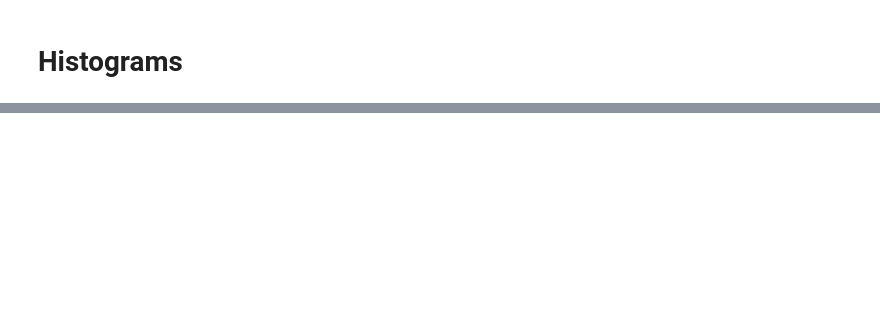
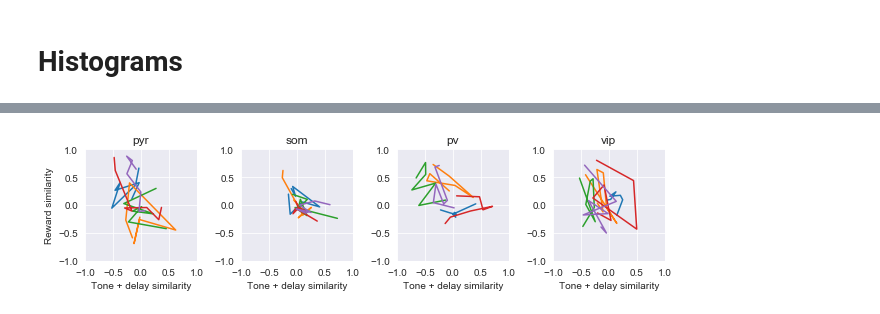
Before and after one commit to nauralcodinglab/interneuron-reward, a Jupyter notebook: notebooks/evolving_trial_structure_projections.ipynb, the cells around one changed output, grey strips where cells are left out. Saved outputs shown, nothing was run; the diff lists cells and outputs as text; code cells hidden in the pictures; blank space fills up the shorter version.

```diff
--- a/notebooks/evolving_trial_structure_projections.ipynb
+++ b/notebooks/evolving_trial_structure_projections.ipynb
@@ -663,0 +505,42 @@ for day in [min(cond.DAYS), max(cond.DAYS)]:
+# %%
+def mask(first_day, days):
+    mask = (
+        (grand_fluo.get_meta_attr('first_day').apply(hash) == first_day)
+        & np.isin(grand_fluo.get_meta_attr('day').apply(hash), days)
+    )
+    return mask
+# %%
+pivoted = (
+    df
+    .loc[mask(min(cond.DAYS), cond.DAYS), :]
+    .pivot(index='cell_uid', columns='day', values=['reward', 'tone + delay', 'cell_type'])
+)
+# %%
+plt.figure(figsize=(9, 3))
+
+for i, cell_type in enumerate(cond.CellType):
+
+    tmp = pivoted.loc[pivoted['cell_type'][cond.Day(1)] == cell_type, ['reward', 'tone + delay']]
+    probs = np.linalg.norm(
+        np.array([tmp['reward'][cond.Day(7)], tmp['tone + delay'][cond.Day(7)]]).astype(np.float64),
+        axis=0
+    )
+    rows = np.random.choice(np.arange(tmp.shape[0]), size=5, replace=False, p=np.nan_to_num(probs) / np.nansum(probs))
+
+    plt.subplot(1, len(cond.CellType), i+1)
+    plt.title(cell_type)
+    plt.gca().set_aspect(1)
+
+    plt.plot(tmp['tone + delay'].iloc[rows, :].to_numpy().T, tmp['reward'].iloc[rows, :].to_numpy().T)
+    plt.xlim(-1, 1)
+    plt.ylim(-1, 1)
+    plt.xticks([-1, -0.5, 0, 0.5, 1])
+
+    plt.xlabel('Tone + delay similarity')
+    if i == 0:
+        plt.ylabel('Reward similarity')
+
+plt.tight_layout()
+plt.savefig('../img/joint_response_patterns/sample_trajectories.png', dpi=600)
+# %% [output]
+[figure, added]
```
Also changed, not shown: parts of 13 cells of this notebook.
